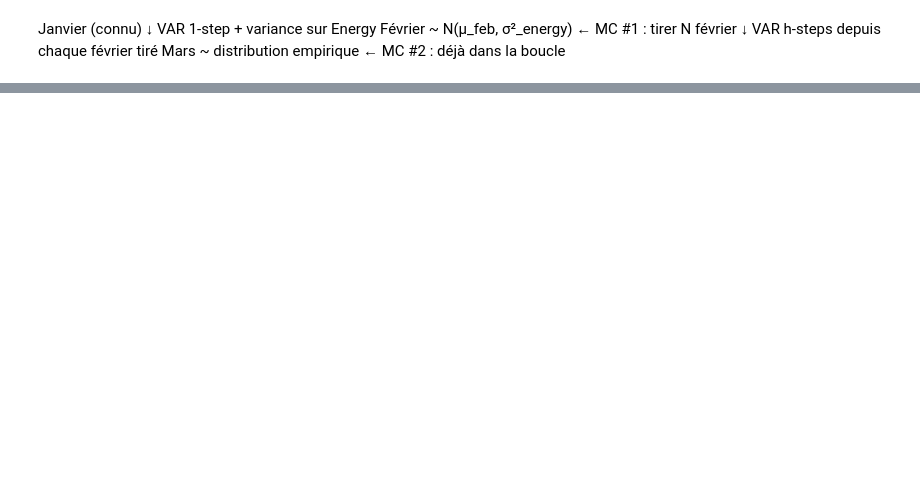
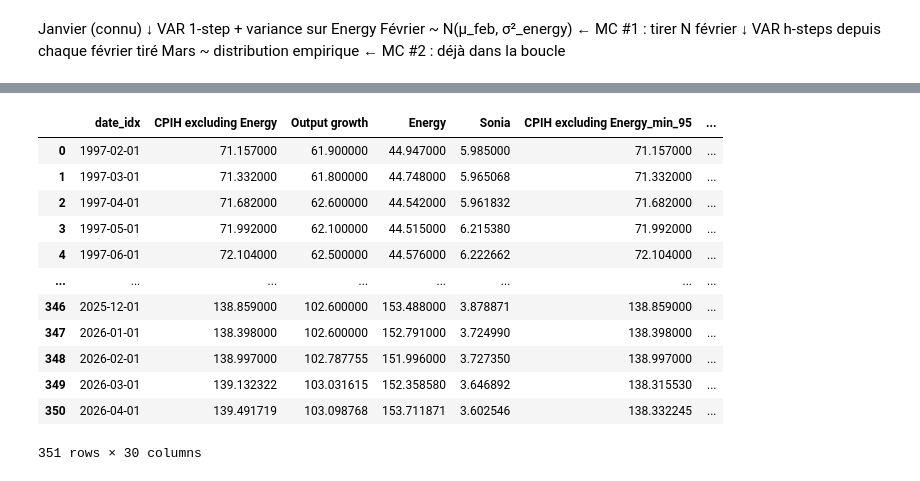
Before and after one commit to Vianney-Garnoix/CITADEL-FI-CHALLENGE, a Jupyter notebook: VAR.ipynb, the cells around one changed output, grey strips where cells are left out. Saved outputs shown, nothing was run; the diff lists cells and outputs as text; code cells hidden in the pictures; blank space fills up the shorter version.

```diff
--- a/VAR.ipynb
+++ b/VAR.ipynb
@@ -623,0 +658,44 @@ print(gc.summary())
+# %%
+h = 3
+# — Pad historical rows with NaN for the band columns ————————————————
+band_cols = [c for c in df_forecast_bands.columns if c not in df_diff.columns]
+
+for col in band_cols:
+    df_hist[col] = np.nan    # no uncertainty on observed data
+
+# For the original columns in history, min/max == the observed value itself
+for col in df_diff.columns:
+    for label in confidence_levels:
+        df_hist[f"{col}_min_{label}"] = df_hist[col]
+        df_hist[f"{col}_max_{label}"] = df_hist[col]
+
+# — Stack history + forecast ————————————————————————————————————————
+df_recon = pd.concat(
+    [df_hist, df_forecast_bands],
+    ignore_index=True
+)
+
+# — Flag which rows are forecasted ——————————————————————————————————
+df_recon["is_forecast"] = False
+df_recon.loc[len(df_hist):, "is_forecast"] = True
+
+for i in range(len(df_diff), len(df_diff)+h):
+    df_recon.loc[df_recon.index[i], "date_idx"] = df_recon.loc[df_recon.index[i-1], "date_idx"] + 1
+
+df_recon["date_idx"] = df_recon.date_idx.apply(lambda x: round(x)*100 + 1)
+df_recon["date_idx"] = pd.to_datetime(df_recon.date_idx, format="%Y%m%d")
+df_recon
+# %% [output]
+|  | date_idx | CPIH excluding Energy | Output growth | Energy | Sonia | CPIH excluding Energy_min_95 | ... |
+| 0 | 1997-02-01 | 71.157000 | 61.900000 | 44.947000 | 5.985000 | 71.157000 | ... |
+| 1 | 1997-03-01 | 71.332000 | 61.800000 | 44.748000 | 5.965068 | 71.332000 | ... |
+| 2 | 1997-04-01 | 71.682000 | 62.600000 | 44.542000 | 5.961832 | 71.682000 | ... |
+| 3 | 1997-05-01 | 71.992000 | 62.100000 | 44.515000 | 6.215380 | 71.992000 | ... |
+| 4 | 1997-06-01 | 72.104000 | 62.500000 | 44.576000 | 6.222662 | 72.104000 | ... |
+| ... | ... | ... | ... | ... | ... | ... | ... |
+| 346 | 2025-12-01 | 138.859000 | 102.600000 | 153.488000 | 3.878871 | 138.859000 | ... |
+| 347 | 2026-01-01 | 138.398000 | 102.600000 | 152.791000 | 3.724990 | 138.398000 | ... |
+| 348 | 2026-02-01 | 138.997000 | 102.787755 | 151.996000 | 3.727350 | 138.997000 | ... |
+| 349 | 2026-03-01 | 139.132322 | 103.031615 | 152.358580 | 3.646892 | 138.315530 | ... |
+| 350 | 2026-04-01 | 139.491719 | 103.098768 | 153.711871 | 3.602546 | 138.332245 | ... |
+351 rows × 30 columns
```
Also changed, not shown: parts of 7 cells of this notebook.
